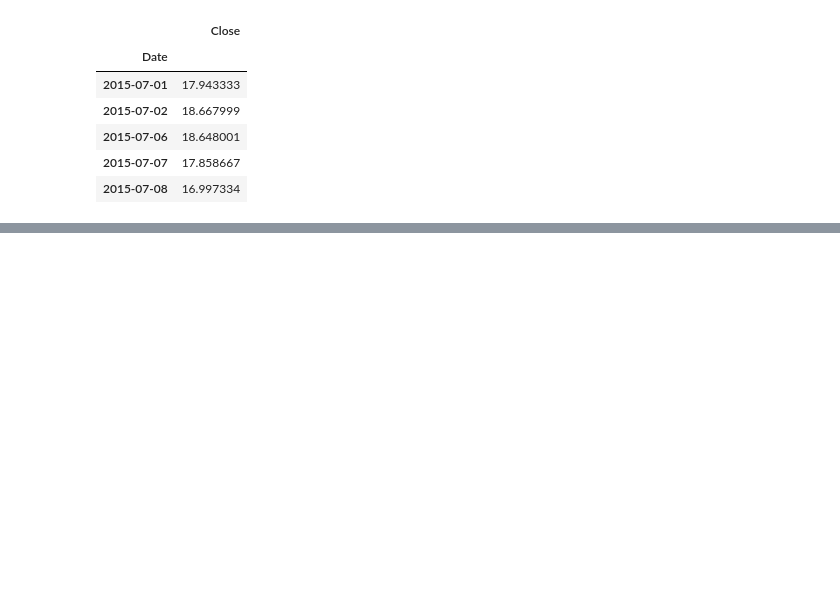
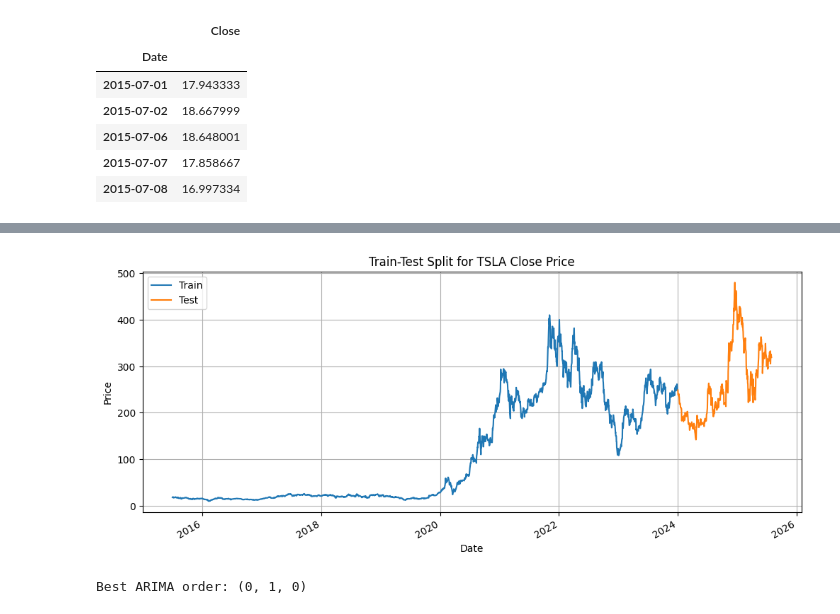
Before and after one commit to Filimon-H/GMF-investment-portfolio-management, a Jupyter notebook: notebooks/forecasting.ipynb, the cells around one changed output, grey strips where cells are left out. Cells and saved outputs as stored; diff of their text form; code cells hidden in the pictures; blank space fills up the shorter version.

```diff
--- a/notebooks/forecasting.ipynb
+++ b/notebooks/forecasting.ipynb
@@ -17,3 +17,21 @@ tsla_close.head()
 | 2015-07-06 | 18.648001 |
 | 2015-07-07 | 17.858667 |
 | 2015-07-08 | 16.997334 |
+# %%
+# Chronological split: Train = 2015–2023, Test = 2024–2025
+train = tsla_close[tsla_close.index < "2024-01-01"]
+test = tsla_close[tsla_close.index >= "2024-01-01"]
+
+print("Train range:", train.index.min(), "to", train.index.max())
+print("Test range:", test.index.min(), "to", test.index.max())
+
+plt.figure(figsize=(12, 5))
+train['Close'].plot(label="Train")
+test['Close'].plot(label="Test")
+plt.title("Train-Test Split for TSLA Close Price")
+plt.xlabel("Date")
+plt.ylabel("Price")
+plt.legend()
+plt.grid(True)
+plt.show()
+# %% [output]
@@ -19,0 +40,10 @@ tsla_close.head()
+[figure, added]
+# %%
+import sys
+import os
+sys.path.append(os.path.abspath('../src'))
+from arima_model import train_arima_model, forecast_arima
+# Train ARIMA on training set
+model_arima = train_arima_model(train['Close'])
+# %% [output]
+Best ARIMA order: (0, 1, 0)
```
Also changed, not shown: parts of 5 cells of this notebook, 1 other file.
